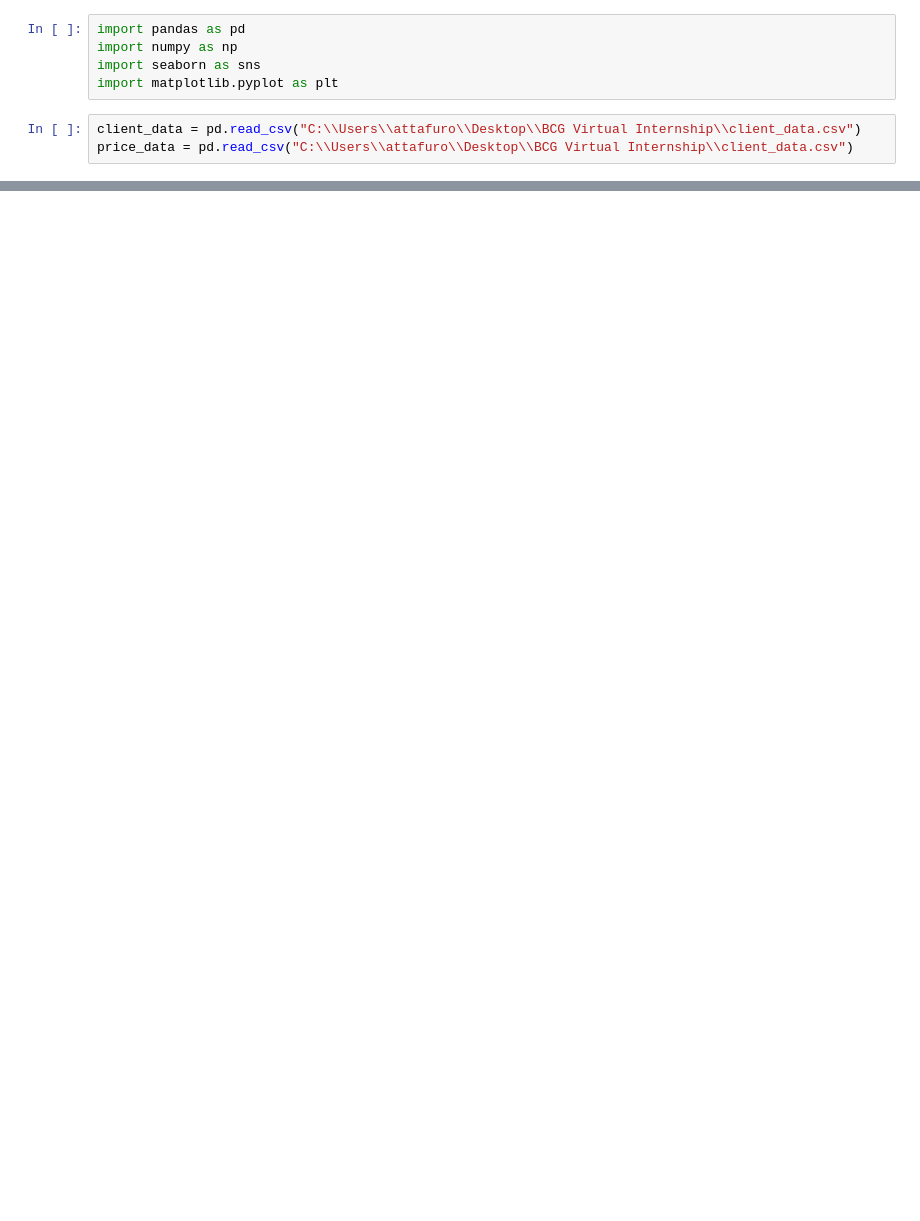
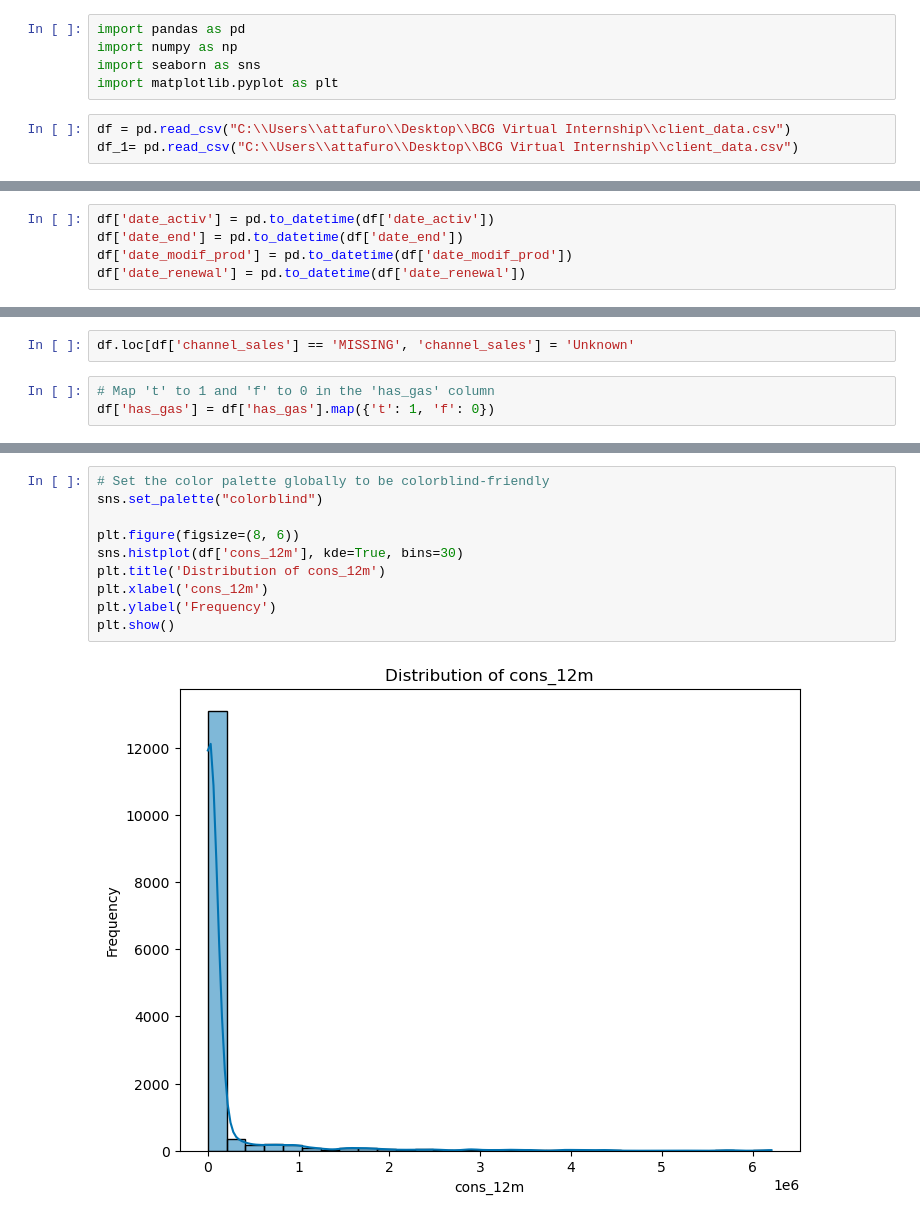
Before and after one commit to RichelCode/BCG-Virtual-Internship, a Jupyter notebook: Richel_Virtual_internship.ipynb, the cells around one changed output, grey strips where cells are left out. Cells and saved outputs as stored; diff of their text form; blank space fills up the shorter version.

```diff
--- a/Richel_Virtual_internship.ipynb
+++ b/Richel_Virtual_internship.ipynb
@@ -4,6 +44,6 @@ import numpy as np
 import seaborn as sns
 import matplotlib.pyplot as plt
 # %%
-client_data = pd.read_csv("C:\\Users\\attafuro\\Desktop\\BCG Virtual Internship\\client_data.csv")
-price_data = pd.read_csv("C:\\Users\\attafuro\\Desktop\\BCG Virtual Internship\\client_data.csv")
+df = pd.read_csv("C:\\Users\\attafuro\\Desktop\\BCG Virtual Internship\\client_data.csv")
+df_1= pd.read_csv("C:\\Users\\attafuro\\Desktop\\BCG Virtual Internship\\client_data.csv")
 # %%
@@ -30,0 +81,5 @@ client_da
+# %%
+df['date_activ'] = pd.to_datetime(df['date_activ'])
+df['date_end'] = pd.to_datetime(df['date_end'])
+df['date_modif_prod'] = pd.to_datetime(df['date_modif_prod'])
+df['date_renewal'] = pd.to_datetime(df['date_renewal'])
@@ -30,0 +90,5 @@ client_da
+# %%
+df.loc[df['channel_sales'] == 'MISSING', 'channel_sales'] = 'Unknown'
+# %%
+# Map 't' to 1 and 'f' to 0 in the 'has_gas' column
+df['has_gas'] = df['has_gas'].map({'t': 1, 'f': 0})
@@ -30,0 +103,12 @@ client_da
+# %%
+# Set the color palette globally to be colorblind-friendly
+sns.set_palette("colorblind")
+
+plt.figure(figsize=(8, 6))
+sns.histplot(df['cons_12m'], kde=True, bins=30)
+plt.title('Distribution of cons_12m')
+plt.xlabel('cons_12m')
+plt.ylabel('Frequency')
+plt.show()
+# %% [output]
+[figure, added]
```
Also changed, not shown: parts of 24 cells of this notebook.
